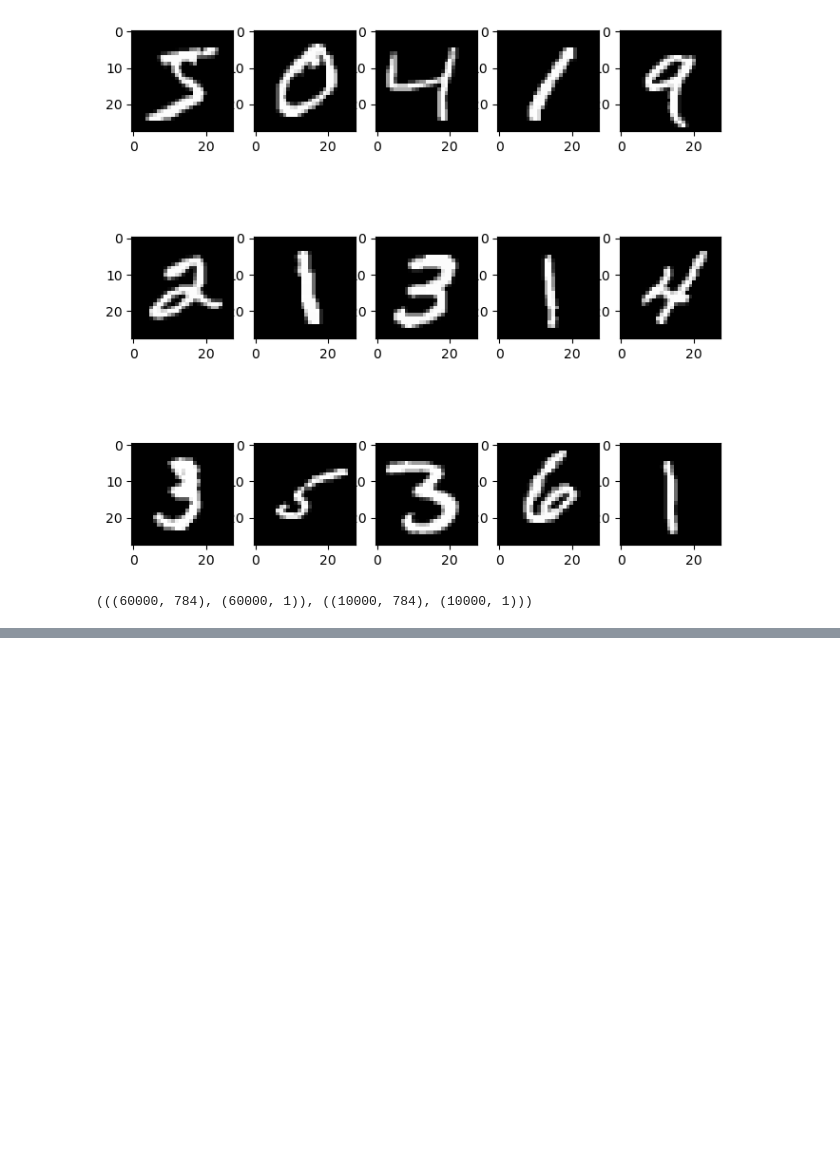
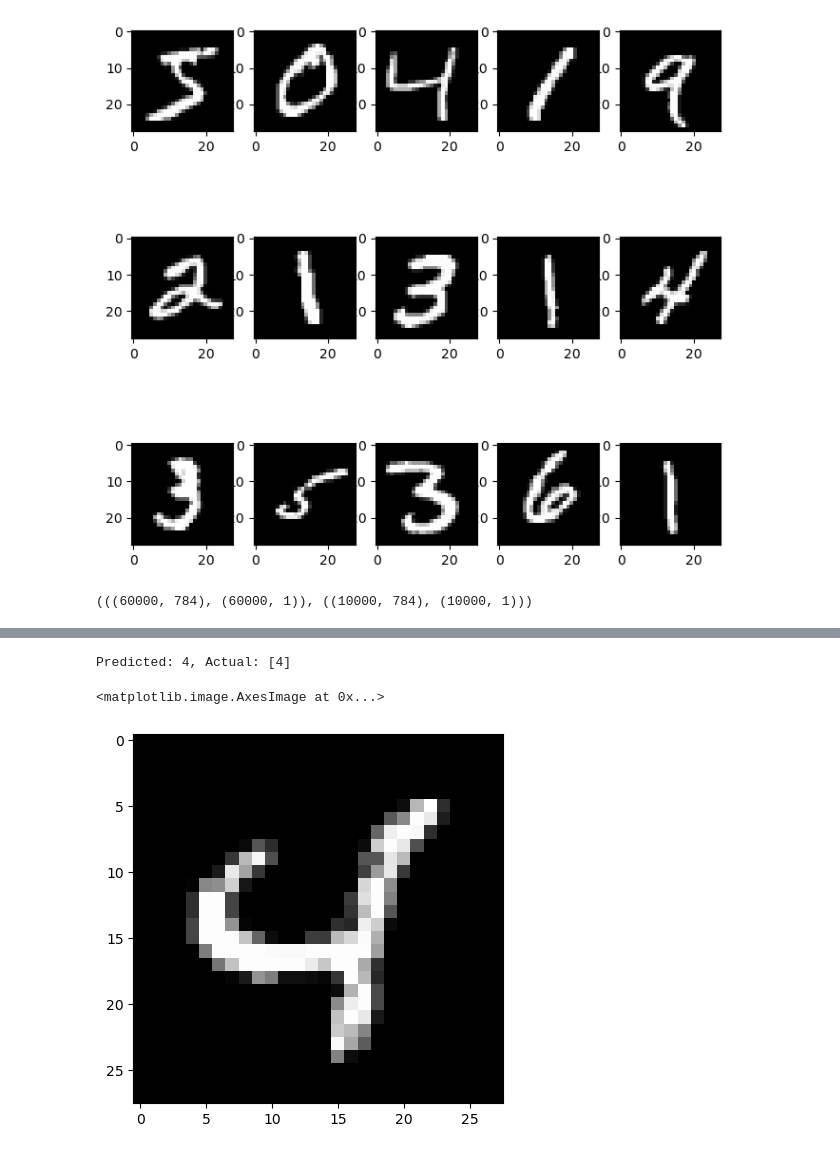
Before and after one commit to AsimWattoo/CustomerSegmentation_NN_Python, a Jupyter notebook: DigitClassifier.ipynb, the cells around one changed output, grey strips where cells are left out. Cells and saved outputs as stored; diff of their text form; code cells hidden in the pictures; blank space fills up the shorter version.

```diff
--- a/DigitClassifier.ipynb
+++ b/DigitClassifier.ipynb
@@ -116,0 +106,8 @@ plt.show()
+# %%
+n = 67
+print(f'Predicted: {test_predictions[n]}, Actual: {y_test[n]}')
+plt.imshow(np.reshape(x_test[n], (28, 28)), cmap='gray')
+# %% [output]
+Predicted: 4, Actual: [4]
+<matplotlib.image.AxesImage at 0x...>
+[figure, added]
```
Also changed, not shown: parts of 7 cells of this notebook, 3 other files.
